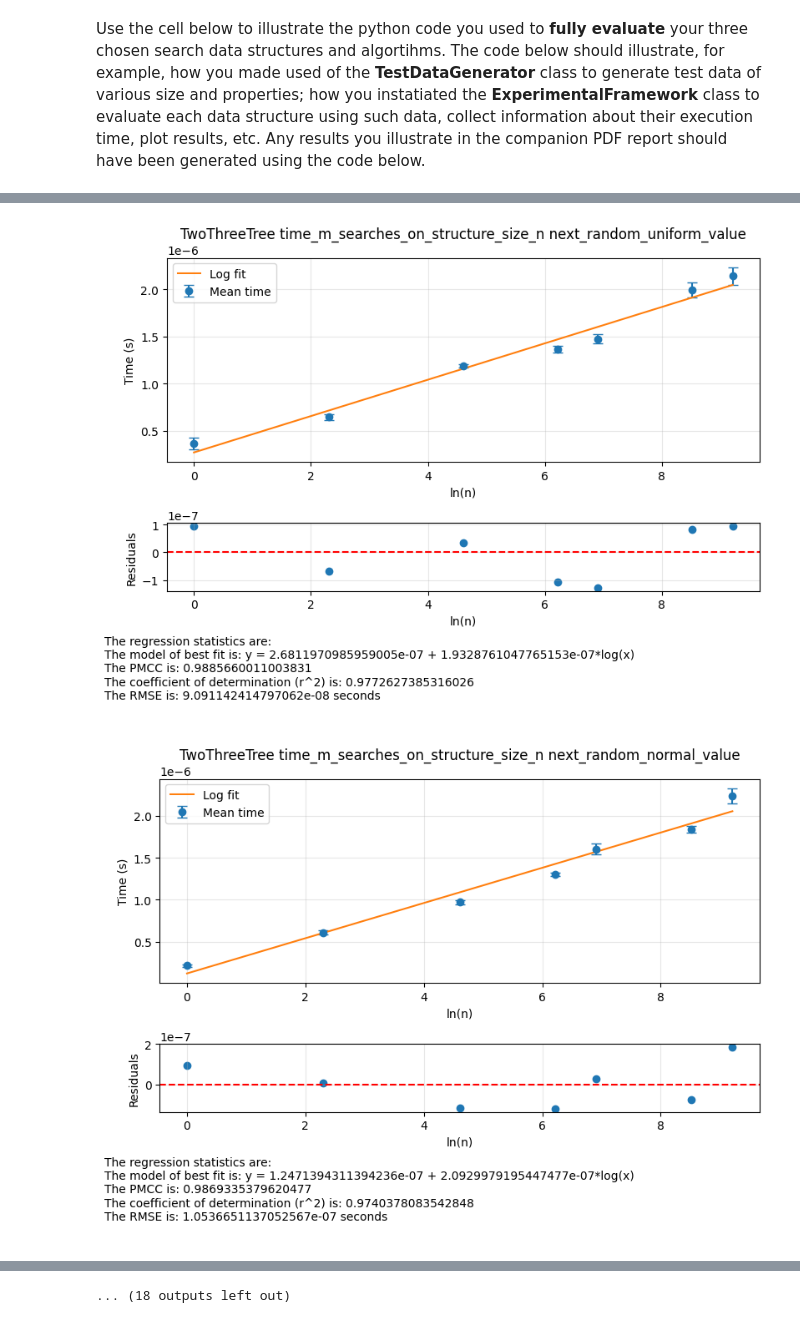
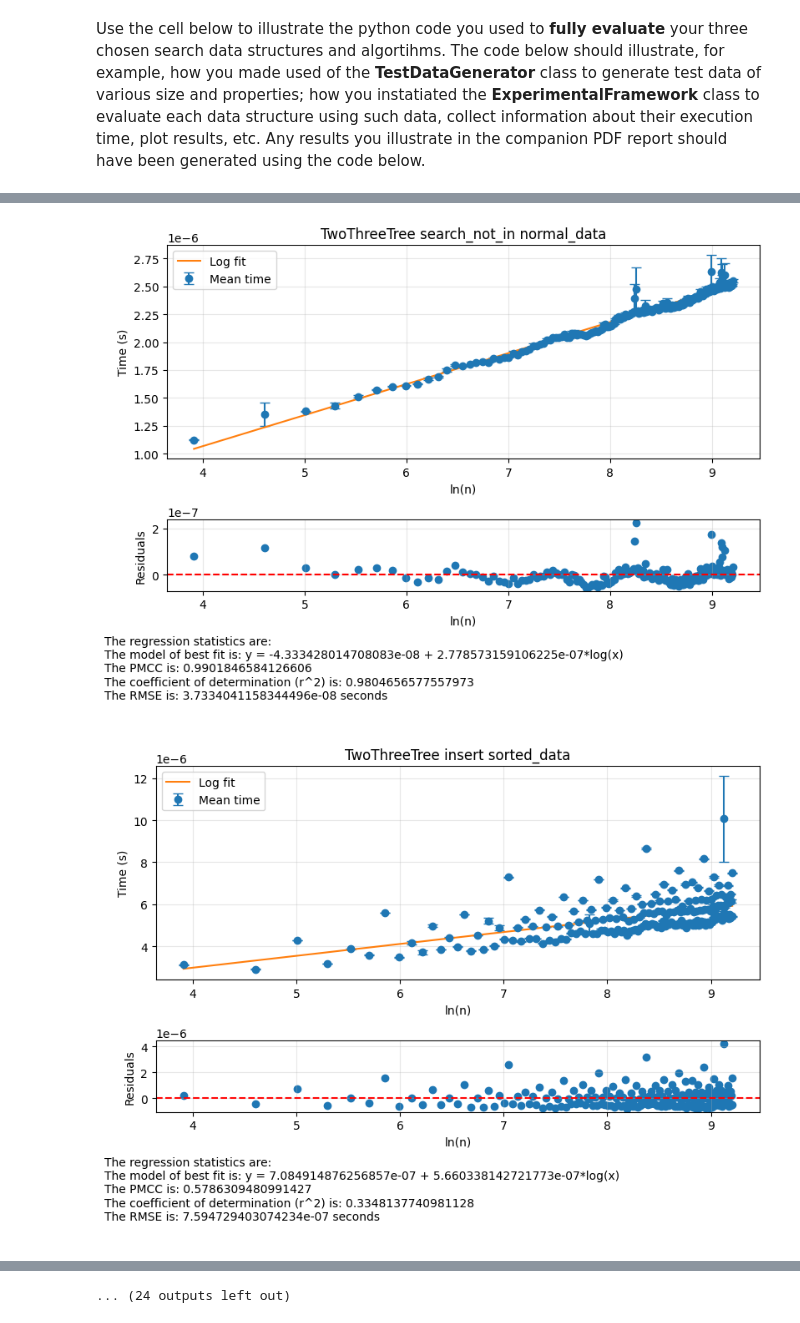
Before and after one commit to xpzhxhm/AlgorithmCoursework, a Jupyter notebook: group_XXX_COMP0005_code.ipynb, the cells around one changed output, grey strips where cells are left out. Cells and saved outputs as stored; diff of their text form; code cells hidden in the pictures.

```diff
--- a/group_XXX_COMP0005_code.ipynb
+++ b/group_XXX_COMP0005_code.ipynb
@@ -721,7 +721,6 @@ class LLRBTree(AbstractSearchInterface):
 # %% [markdown]
 Use the cell below to implement the **synthetic data generator** needed by your experimental framework (be mindful of code readability and reusability).
 # %%
-import string
 import random
 
 class TestDataGenerator():
@@ -744,8 +743,9 @@ class TestDataGenerator():
 
     #ADD YOUR CODE HERE
 
-    def __init__(self, str_len: int):
-        self.__str_len: int = str_len
+    def __init__(self, str_len: int, seed: int = 0):
+        self.__str_len = str_len
+        self.__seed = seed
         self.__lowerBound: int = 0
         self.__upperBound: int = 10 ** str_len
         self.__normal_mean: float = (self.__lowerBound + self.__upperBound) / 2
@@ -761,7 +761,8 @@ class TestDataGenerator():
         return str(int(value)).zfill(self.__str_len)
 
 
-    def next_random_uniform_value(self):
+    def uniform_data(self):
+        # random.seed(self.__seed)
         while True:
             value = random.randint(self.__lowerBound, self.__upperBound)
             yield self.__format(value)
@@ -772,29 +773,25 @@ class TestDataGenerator():
     99.7% of values are within the lower and upper bound on keys
     Keys outside are discarded and rerolled
     '''
-    def next_random_normal_value(self):
+    def normal_data(self):
+        # random.seed(self.__seed)
         while True:
             value = random.gauss(self.__normal_mean, self.__normal_sd)
             if self.__lowerBound <= value <= self.__upperBound:
                 yield self.__format(value)
 
 
-    def next_sorted_value(self):
+    def sorted_data(self):
         c = 0
         while True:
             yield self.__format(c)
             c = (c + 1) % self.__upperBound
 
 
-    def next_reverse_sorted_value(self):
+    def reverse_sorted_data(self):
         c = self.__upperBound
         while True:
             yield self.__format(c)
             c = (c - 1) if c > 0 else self.__upperBound
-
-
-    def next_constant_value(self):
-        while True:
-            yield self.__format(self.__normal_mean)
 # %% [markdown]
 Use the cell below to implement the requested **experimental framework** (be mindful of code readability and reusability).
@@ -1121,8 +1127,6 @@ class StatisticsFramework:
 
     return sum([(x_data[i] - x_mean)**2 for i in range(n)])
 # %%
-import json
-
 class graphData:
   def __init__(self, title, x_data, y_data):
     self.title = title
@@ -1145,13 +1149,14 @@ class graphData:
   def set_summary_text(self, summary_text):
     self.summary_text = summary_text
 
+
 class Main:
   def __init__(self):
     self.sf = StatisticsFramework()
 
   def run_tests(self):
-    experimentalFramework = ExperimentalFramework()
-    test_data = experimentalFramework.time_implementations(7)
+    experimentalFramework = ExperimentalFramework(n=10**4, m=500, i=50)
+    test_data = experimentalFramework.test_implementations()
     return test_data
 
   def process_timing_data(self, size, timings):
@@ -1164,15 +1169,18 @@ class Main:
     '''
     graphs_to_draw = []
     for structure, structure_data in test_data.items():
-      for experiment, experiment_data in structure_data.items():
-        for distribution, distribution_data in experiment_data.items():
+    #   for experiment, experiment_data in structure_data.items():
+        # for distribution, distribution_data in experiment_data.items():
+      for distribution, distribution_data in structure_data.items():
+        for experiment, experiment_data in distribution_data.items():
           title = structure + " " + experiment + " " + distribution
 
           x_data = []
           y_data = []
           std_errors = []
 
-          for size, timings in distribution_data.items():
+        #   for size, timings in distribution_data.items():
+          for size, timings in experiment_data.items():
             x_val = size
             y_val, std_err = self.process_timing_data(size, timings)
 
@@ -1216,6 +1224,7 @@ for graph in graphs_to_draw:
   ax1.set_ylabel('Time (s)')
   ax1.legend()
   ax1.grid(True, alpha=0.3)
+  ax1.ticklabel_format(axis='y', style='sci', scilimits=(-6, -6))
 
   ax2.scatter(x, graph.residuals)
   ax2.axhline(0, color='red', linestyle='--')
@@ -1235,2 +1244,2 @@ for graph in graphs_to_draw:
-[figure, old version]
+[figure, new version]
-[figure, old version]
+[figure, new version]
@@ -1242 +1251 @@ for graph in graphs_to_draw:
-... (18 outputs left out)
+... (24 outputs left out)
```
Also changed, not shown: parts of 3 cells of this notebook.
